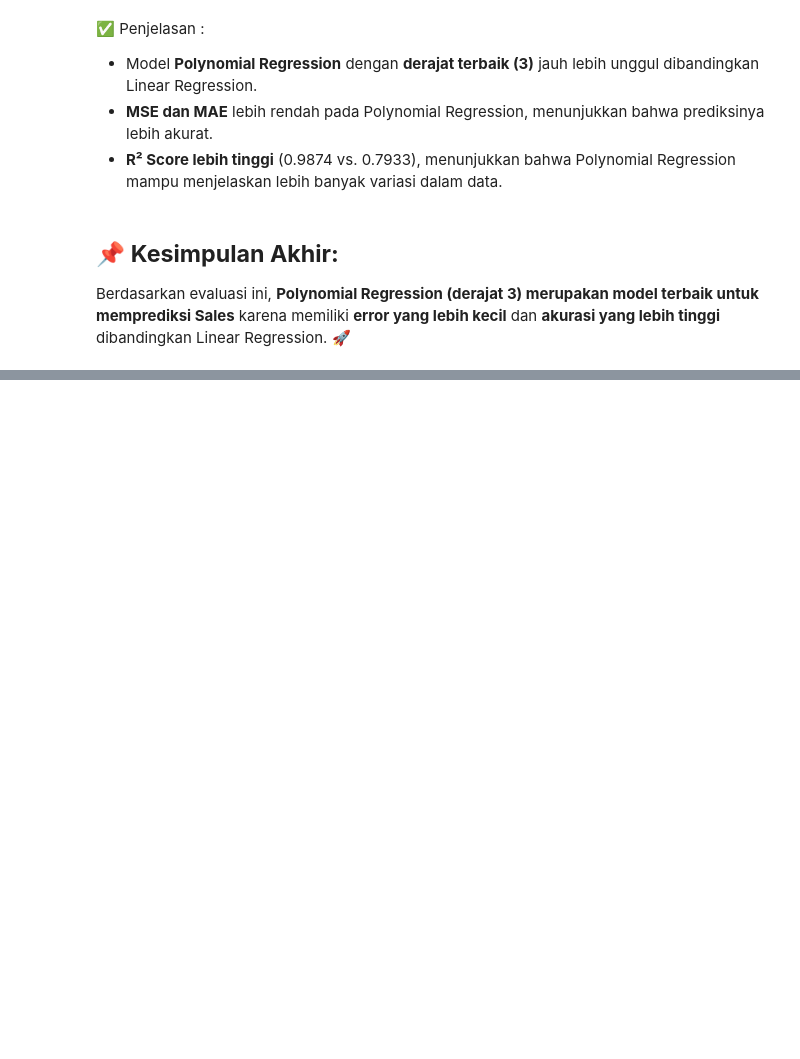
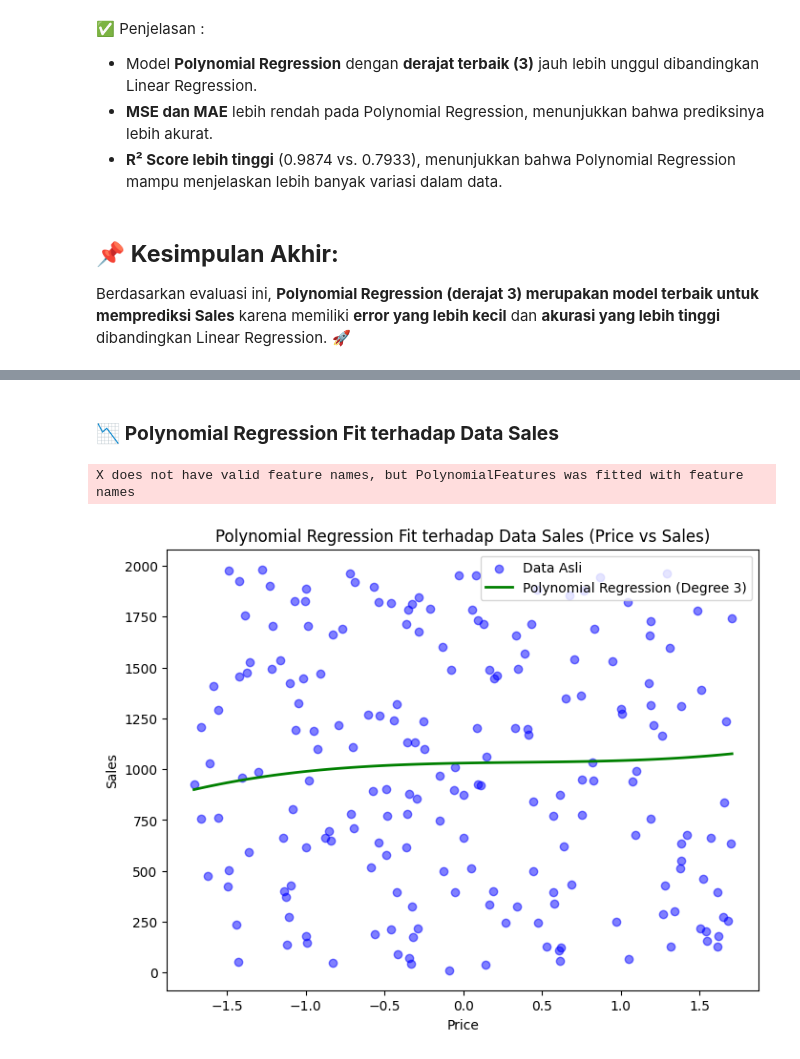
Before and after one commit to Hidayattt24/Kelompok_09_Tugas02_Linear_Regression, a Jupyter notebook: main.ipynb, the cells around one changed output, grey strips where cells are left out. Saved outputs shown, nothing was run; the diff lists cells and outputs as text; code cells hidden in the pictures; blank space fills up the shorter version.

Commit message:
add : Analisis Hasil

```diff
--- a/main.ipynb
+++ b/main.ipynb
@@ -838,0 +932,38 @@ Berdasarkan evaluasi ini, **Polynomial Regression (derajat 3) merupakan model te
+# %% [markdown]
+### 📉 **Polynomial Regression Fit terhadap Data Sales**
+# %%
+import numpy as np
+from sklearn.preprocessing import PolynomialFeatures
+
+# Gunakan hanya fitur Price untuk visualisasi
+X_train_price = X_train[["Price"]]
+X_test_price = X_test[["Price"]]
+
+# Inisialisasi model Polynomial Regression dengan hanya satu fitur
+poly_features_price = PolynomialFeatures(degree=best_degree)
+X_train_poly_price = poly_features_price.fit_transform(X_train_price)
+
+# Latih ulang model dengan hanya fitur Price
+poly_price_model = LinearRegression()
+poly_price_model.fit(X_train_poly_price, y_train)
+
+# Buat rentang nilai Price untuk prediksi Polynomial
+price_range = np.linspace(X_test_price.min(), X_test_price.max(), 100).reshape(-1, 1)
+X_poly_range = poly_features_price.transform(price_range)
+
+# Prediksi menggunakan model Polynomial Regression dengan satu fitur
+y_poly_pred = poly_price_model.predict(X_poly_range)
+
+# Plot hasil Polynomial Regression
+plt.figure(figsize=(8,6))
+plt.scatter(X_test_price, y_test, color="blue", label="Data Asli", alpha=0.5)
+plt.plot(price_range, y_poly_pred, color="green", label=f"Polynomial Regression (Degree {best_degree})", linewidth=2)
+
+plt.xlabel("Price")
+plt.ylabel("Sales")
+plt.title("Polynomial Regression Fit terhadap Data Sales (Price vs Sales)")
+plt.legend()
+plt.show()
+# %% [output]
+X does not have valid feature names, but PolynomialFeatures was fitted with feature names
+[figure, added]
```
Also changed, not shown: parts of 14 cells of this notebook.
